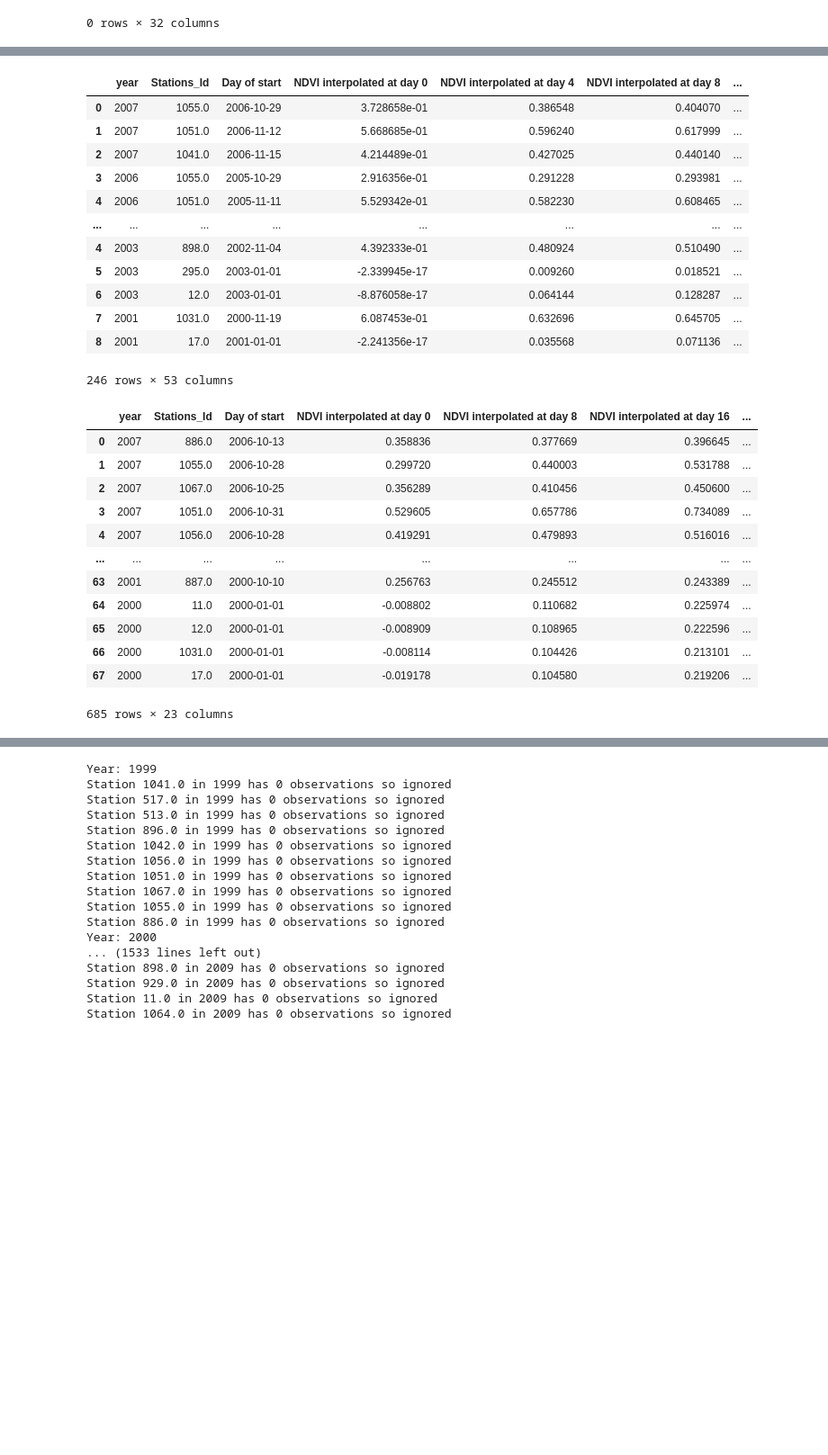
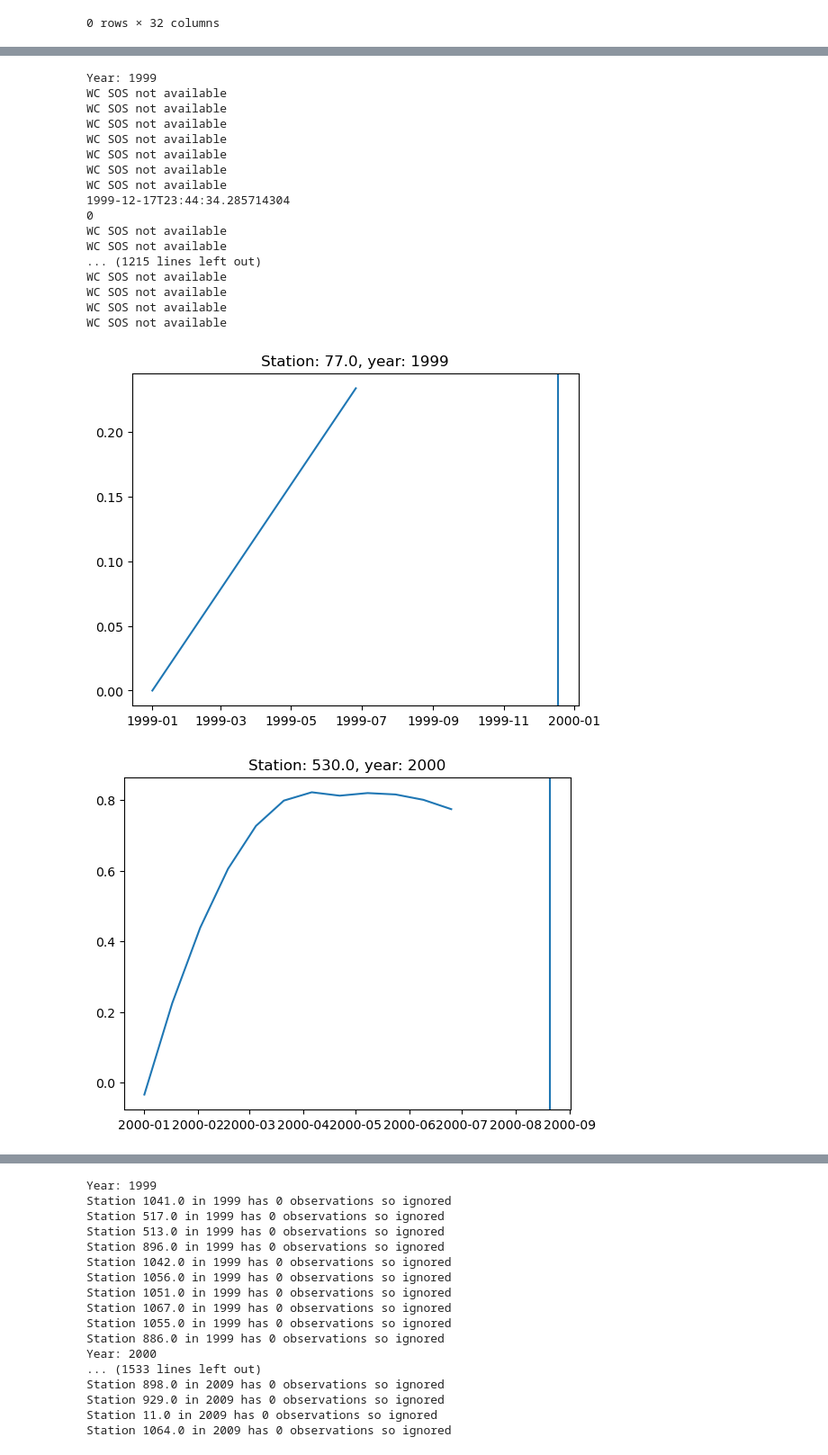
Before and after one commit to MartinP556/Satellite_Feature_Extraction, a Jupyter notebook: first_try_logit2.ipynb, the cells around one changed output, grey strips where cells are left out. Shown at 90% size. Saved outputs shown, nothing was run; the diff lists cells and outputs as text; code cells hidden in the pictures; blank space fills up the shorter version.

```diff
--- a/first_try_logit2.ipynb
+++ b/first_try_logit2.ipynb
@@ -410,32 +451,29 @@ WC SOS not available
-# %%
-LSP_frame_savgol
-# %% [output]
-|  | year | Stations_Id | Day of start | NDVI interpolated at day 0 | NDVI interpolated at day 4 | NDVI interpolated at day 8 | ... |
-| 0 | 2007 | 1055.0 | 2006-10-29 | 3.728658e-01 | 0.386548 | 0.404070 | ... |
-| 1 | 2007 | 1051.0 | 2006-11-12 | 5.668685e-01 | 0.596240 | 0.617999 | ... |
-| 2 | 2007 | 1041.0 | 2006-11-15 | 4.214489e-01 | 0.427025 | 0.440140 | ... |
-| 3 | 2006 | 1055.0 | 2005-10-29 | 2.916356e-01 | 0.291228 | 0.293981 | ... |
-| 4 | 2006 | 1051.0 | 2005-11-11 | 5.529342e-01 | 0.582230 | 0.608465 | ... |
-| ... | ... | ... | ... | ... | ... | ... | ... |
-| 4 | 2003 | 898.0 | 2002-11-04 | 4.392333e-01 | 0.480924 | 0.510490 | ... |
-| 5 | 2003 | 295.0 | 2003-01-01 | -2.339945e-17 | 0.009260 | 0.018521 | ... |
-| 6 | 2003 | 12.0 | 2003-01-01 | -8.876058e-17 | 0.064144 | 0.128287 | ... |
-| 7 | 2001 | 1031.0 | 2000-11-19 | 6.087453e-01 | 0.632696 | 0.645705 | ... |
-| 8 | 2001 | 17.0 | 2001-01-01 | -2.241356e-17 | 0.035568 | 0.071136 | ... |
-246 rows × 53 columns
-# %%
-LSP_frame_savgol
-# %% [output]
-|  | year | Stations_Id | Day of start | NDVI interpolated at day 0 | NDVI interpolated at day 8 | NDVI interpolated at day 16 | ... |
-| 0 | 2007 | 886.0 | 2006-10-13 | 0.358836 | 0.377669 | 0.396645 | ... |
-| 1 | 2007 | 1055.0 | 2006-10-28 | 0.299720 | 0.440003 | 0.531788 | ... |
-| 2 | 2007 | 1067.0 | 2006-10-25 | 0.356289 | 0.410456 | 0.450600 | ... |
-| 3 | 2007 | 1051.0 | 2006-10-31 | 0.529605 | 0.657786 | 0.734089 | ... |
-| 4 | 2007 | 1056.0 | 2006-10-28 | 0.419291 | 0.479893 | 0.516016 | ... |
-| ... | ... | ... | ... | ... | ... | ... | ... |
-| 63 | 2001 | 887.0 | 2000-10-10 | 0.256763 | 0.245512 | 0.243389 | ... |
-| 64 | 2000 | 11.0 | 2000-01-01 | -0.008802 | 0.110682 | 0.225974 | ... |
-| 65 | 2000 | 12.0 | 2000-01-01 | -0.008909 | 0.108965 | 0.222596 | ... |
-| 66 | 2000 | 1031.0 | 2000-01-01 | -0.008114 | 0.104426 | 0.213101 | ... |
-| 67 | 2000 | 17.0 | 2000-01-01 | -0.019178 | 0.104580 | 0.219206 | ... |
-685 rows × 23 columns
+# %%
+LSP_frame_savgol = get_LSPs(1999, 2009, LSP_method = 'savgol_raw',
+                    interp_method = 'MVI', instrument='MODIS',
+                    last_index=110, step=10, file_path='MODIS\\Kenya\\CIMMYT_one_pixel_with_SOS_',
+                    separate_year_files = False,
+                    MVI_window= 16, threshold_percentages = np.arange(0, 1, 0.01),
+                    buffer = 120, phen_data = phen_data_CIMMYT, data_type = 'CIMMYT',
+                    Africa=True)#1204
+#LSP_frame_savgol.to_csv('C:\\Users\\wlwc1989\\Documents\\Phenology_Test_Notebooks\\phenology_dwd\\results_for_comparing\\LSP_savgol_raw_MODIS_SSA_WC_SOS.csv')
+# %% [output]
+Year: 1999
+WC SOS not available
+WC SOS not available
+WC SOS not available
+WC SOS not available
+WC SOS not available
+WC SOS not available
+WC SOS not available
+1999-12-17T23:44:34.285714304
+0
+WC SOS not available
+WC SOS not available
+... (1215 lines left out)
+WC SOS not available
+WC SOS not available
+WC SOS not available
+WC SOS not available
+[figure, added]
+[figure, added]
```
Also changed, not shown: parts of 5 cells of this notebook.
